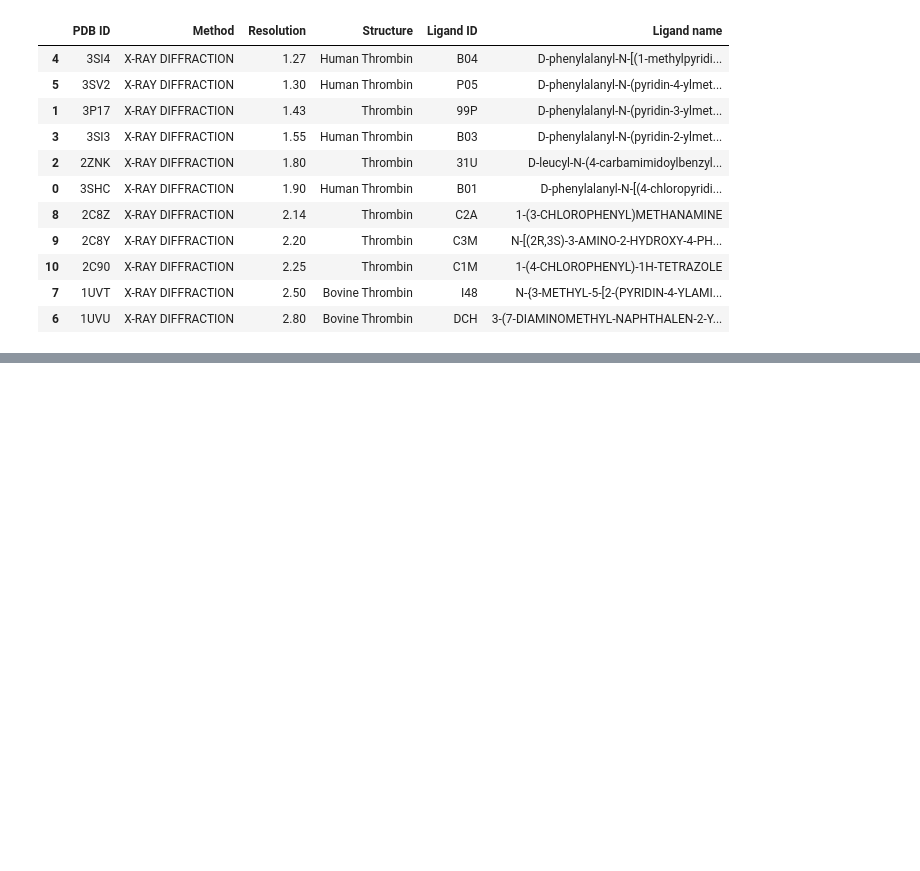
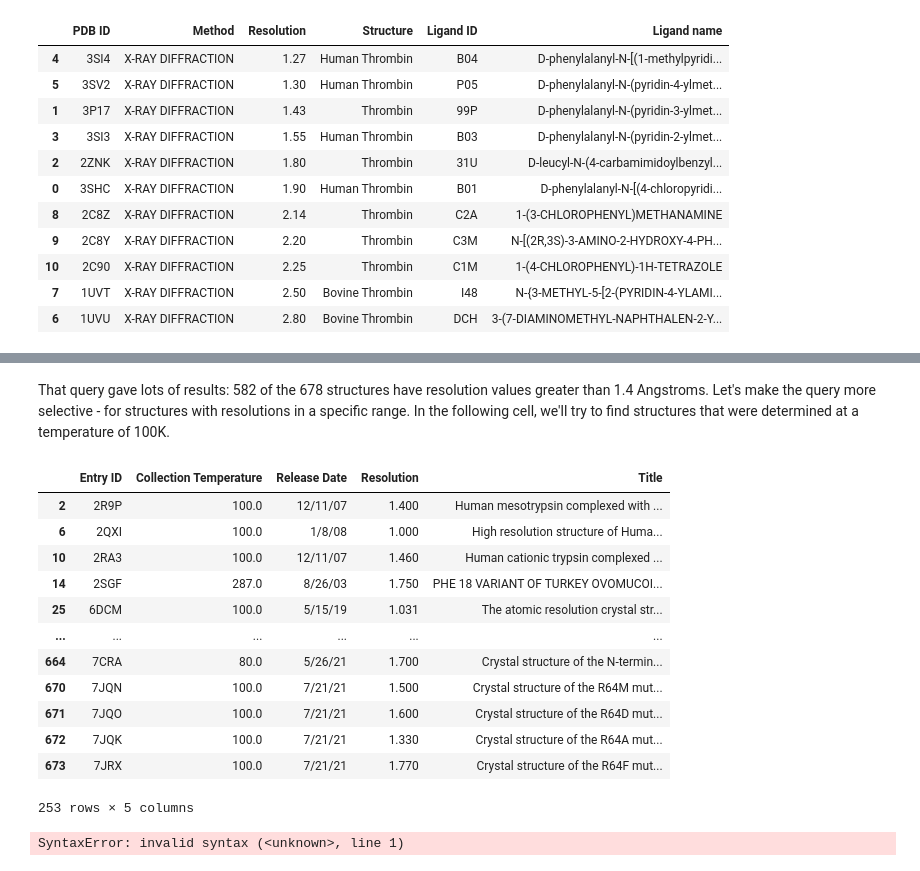
Before and after one commit to MolSSI-Education/python-scripting-biochemistry, a Jupyter notebook: biochemist-python/chapters/Working_with_Pandas.ipynb, the cells around one changed output, grey strips where cells are left out. Cells and saved outputs as stored; diff of their text form; code cells hidden in the pictures; blank space fills up the shorter version.

```diff
--- a/biochemist-python/chapters/Working_with_Pandas.ipynb
+++ b/biochemist-python/chapters/Working_with_Pandas.ipynb
@@ -289,0 +419,26 @@ thrombin_df
+# %% [markdown]
+That query gave lots of results: 582 of the 678 structures have resolution values greater than 1.4 Angstroms. Let's make the query more selective - for structures with resolutions in a specific range. In the following cell, we'll try to find structures that were determined at a temperature of 100K.
+# %%
+# Query for structure with resolution between 1.4 and 1.8 Angstroms
+
+protease_df.query('Resolution > 1.4' and 'Resolution < 1.8')
+# %% [output]
+|  | Entry ID | Collection Temperature | Release Date | Resolution | Title |
+| 2 | 2R9P | 100.0 | 12/11/07 | 1.400 | Human mesotrypsin complexed with ... |
+| 6 | 2QXI | 100.0 | 1/8/08 | 1.000 | High resolution structure of Huma... |
+| 10 | 2RA3 | 100.0 | 12/11/07 | 1.460 | Human cationic trypsin complexed ... |
+| 14 | 2SGF | 287.0 | 8/26/03 | 1.750 | PHE 18 VARIANT OF TURKEY OVOMUCOI... |
+| 25 | 6DCM | 100.0 | 5/15/19 | 1.031 | The atomic resolution crystal str... |
+| ... | ... | ... | ... | ... | ... |
+| 664 | 7CRA | 80.0 | 5/26/21 | 1.700 | Crystal structure of the N-termin... |
+| 670 | 7JQN | 100.0 | 7/21/21 | 1.500 | Crystal structure of the R64M mut... |
+| 671 | 7JQO | 100.0 | 7/21/21 | 1.600 | Crystal structure of the R64D mut... |
+| 672 | 7JQK | 100.0 | 7/21/21 | 1.330 | Crystal structure of the R64A mut... |
+| 673 | 7JRX | 100.0 | 7/21/21 | 1.770 | Crystal structure of the R64F mut... |
+253 rows × 5 columns
+# %%
+# Query for structures where the data were collected at 100K
+
+protease_df.query('Collection Temperature == 100')
+# %% [output]
+SyntaxError: invalid syntax (<unknown>, line 1)
```
Also changed, not shown: parts of 30 cells of this notebook, 2 other files.
